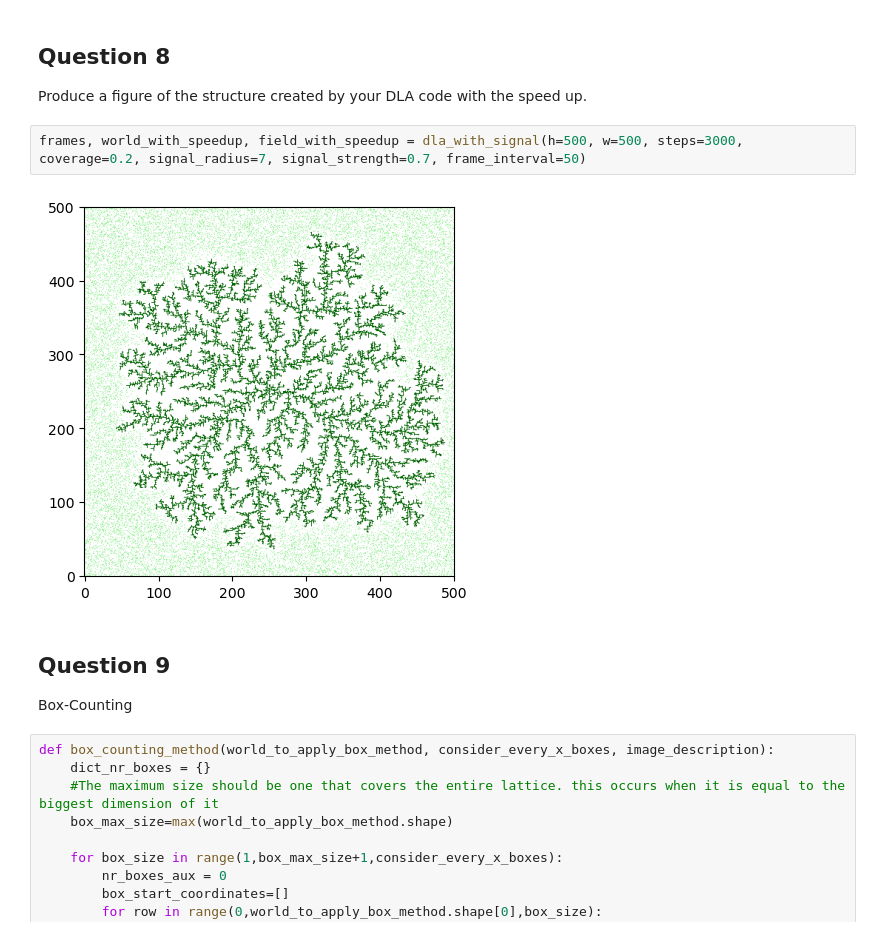
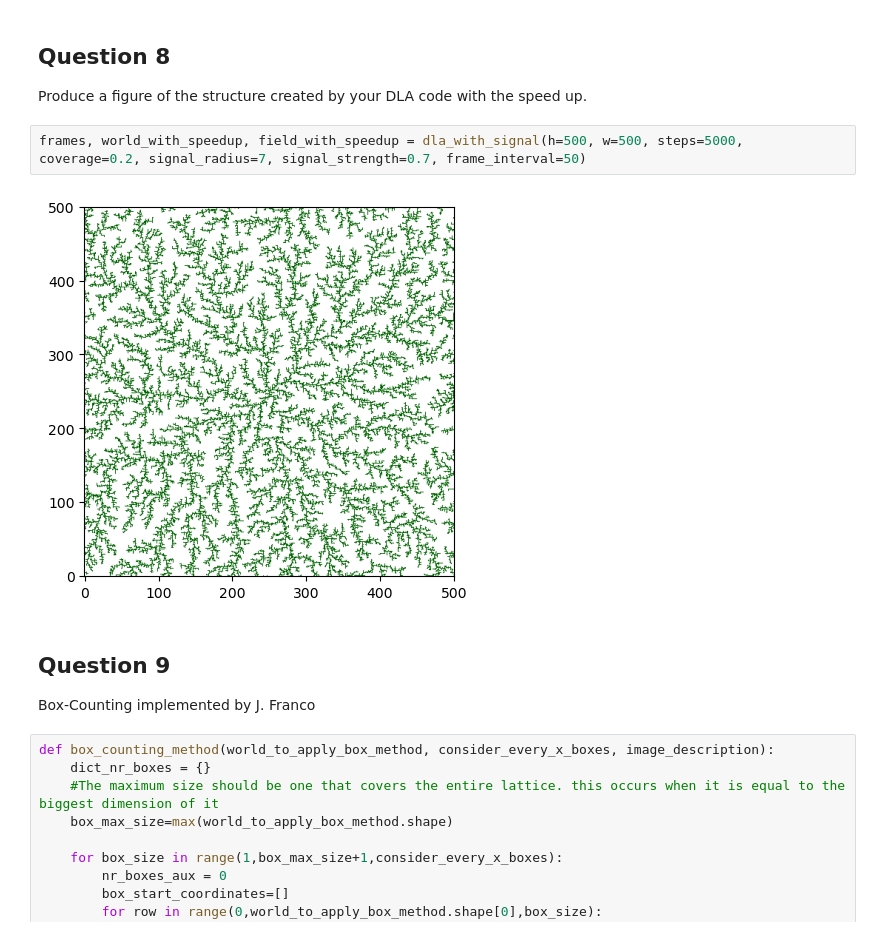
Before and after one commit to marobinette/ModelingComplexSystems, a Jupyter notebook: week8/hw_2.ipynb, the cells around one changed output. Cells and saved outputs as stored; diff of their text form.

```diff
--- a/week8/hw_2.ipynb
+++ b/week8/hw_2.ipynb
@@ -252,12 +250,12 @@ def move_particle(world, next_world, row, col, dir, h, w):
 ## Question 8
 Produce a figure of the structure created by your DLA code with the speed up.
 # %%
-frames, world_with_speedup, field_with_speedup = dla_with_signal(h=500, w=500, steps=3000, coverage=0.2, signal_radius=7, signal_strength=0.7, frame_interval=50)
+frames, world_with_speedup, field_with_speedup = dla_with_signal(h=500, w=500, steps=5000, coverage=0.2, signal_radius=7, signal_strength=0.7, frame_interval=50)
 # %% [output]
-[figure, old version]
+[figure, new version]
 # %% [markdown]
 ## Question 9
-Box-Counting
+Box-Counting implemented by J. Franco
 # %%
 def box_counting_method(world_to_apply_box_method, consider_every_x_boxes, image_description):
     dict_nr_boxes = {}
```
Also changed, not shown: parts of 4 cells of this notebook, 3 other files.
